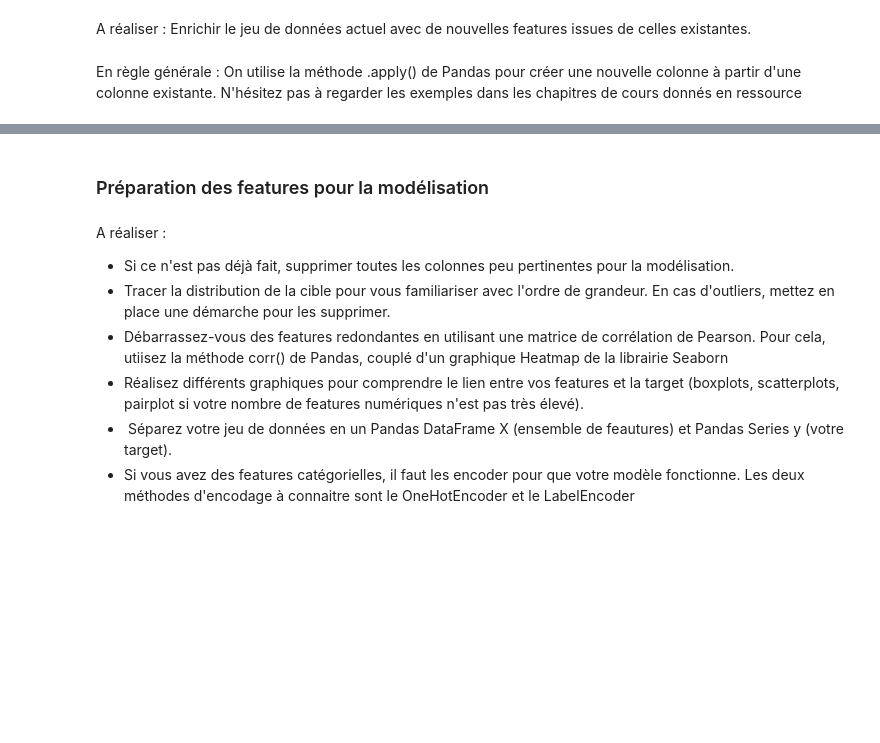
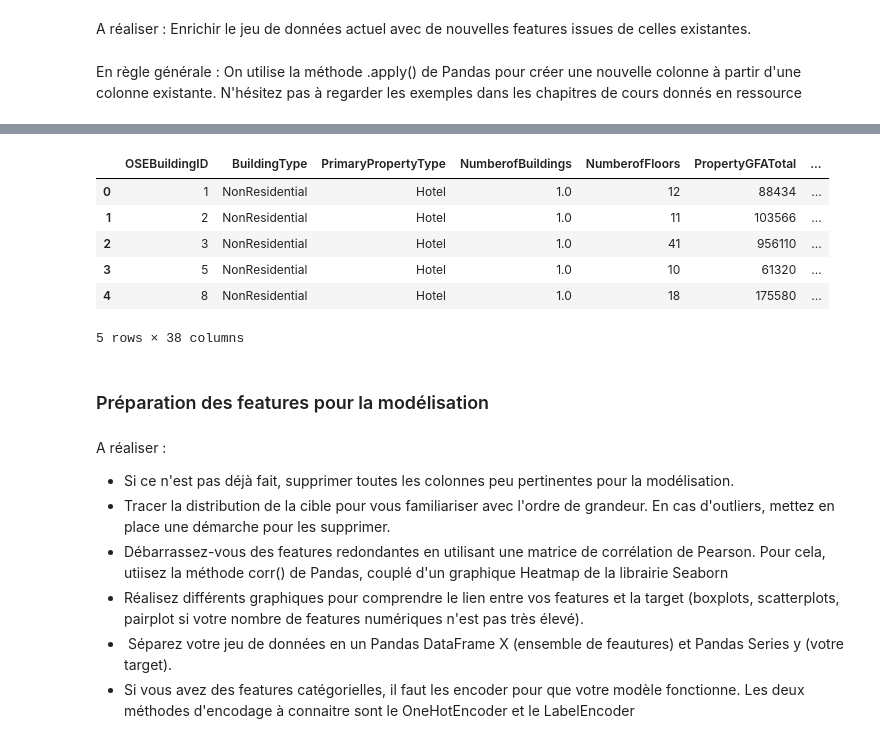
Before and after one commit to Soct/formation_OC, a Jupyter notebook: projet 3/P3_template_modelistation_supervisee_data_scientist.ipynb, the cells around one changed output, grey strips where cells are left out. Saved outputs shown, nothing was run; the diff lists cells and outputs as text; code cells hidden in the pictures; blank space fills up the shorter version.

```diff
--- a/projet 3/P3_template_modelistation_supervisee_data_scientist.ipynb
+++ b/projet 3/P3_template_modelistation_supervisee_data_scientist.ipynb
@@ -192,3 +274,30 @@ building_consumption_w_drop = building_consumption.drop(column_drop, axis=1)
+# %%
+def encode_column_with_onehot(df, column_name):
+    # Initialiser le OneHotEncoder
+    encoder = OneHotEncoder(sparse_output=False, drop='first')  # drop='first' pour éviter la multicolinéarité
+    # Appliquer l'encodage sur la colonne spécifiée
+    encoded_array = encoder.fit_transform(df[[column_name]])
+    # Récupérer les noms des colonnes encodées
+    encoded_cols = encoder.get_feature_names_out([column_name])
+    # Créer un DataFrame avec les colonnes encodées
+    df_encoded = pd.DataFrame(encoded_array, columns=encoded_cols, index=df.index)
+    # Supprimer la colonne originale
+    df = df.drop(columns=[column_name])
+    # Concaténer le DataFrame original avec les colonnes encodées
+    df_final = pd.concat([df, df_encoded], axis=1)
+    return df_final
+
+
+building_consumption_w_drop = encode_column_with_onehot(building_consumption_w_drop, "Neighborhood")
+building_consumption_w_drop.head()
+# %% [output]
+|  | OSEBuildingID | BuildingType | PrimaryPropertyType | NumberofBuildings | NumberofFloors | PropertyGFATotal | ... |
+| 0 | 1 | NonResidential | Hotel | 1.0 | 12 | 88434 | ... |
+| 1 | 2 | NonResidential | Hotel | 1.0 | 11 | 103566 | ... |
+| 2 | 3 | NonResidential | Hotel | 1.0 | 41 | 956110 | ... |
+| 3 | 5 | NonResidential | Hotel | 1.0 | 10 | 61320 | ... |
+| 4 | 8 | NonResidential | Hotel | 1.0 | 18 | 175580 | ... |
+5 rows × 38 columns
 # %% [markdown]
 ### Préparation des features pour la modélisation
 # %% [markdown]
```
Also changed, not shown: parts of 14 cells of this notebook, 3 other files.
